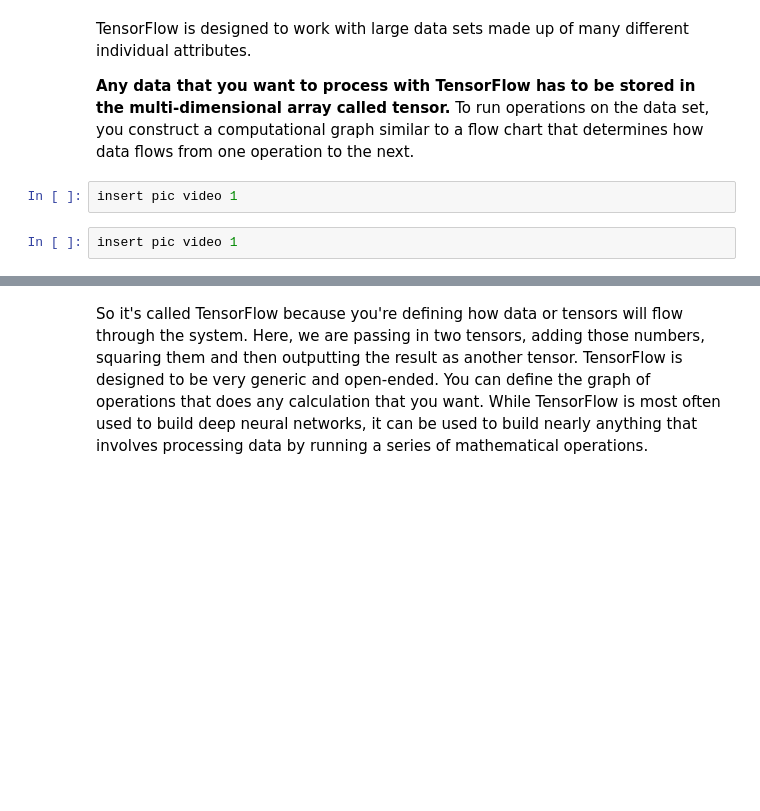
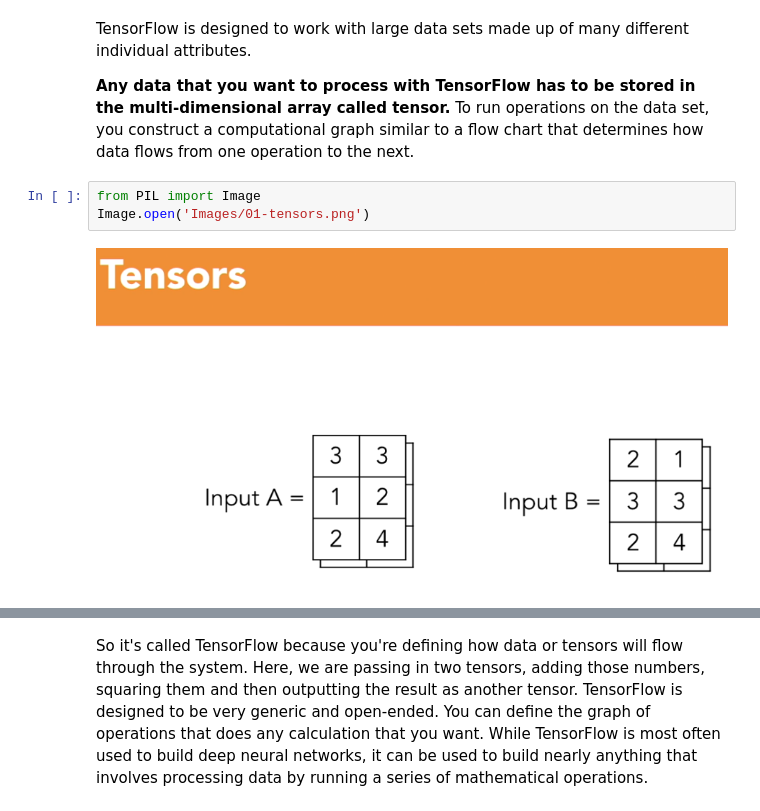
Before and after one commit to davidtnly/DeepLearning, a Jupyter notebook: 02-deep-learning-course/04-tensorflow-deployment/01-tensorflow-overview.ipynb, the cells around one changed output, grey strips where cells are left out. Drawn from its saved outputs; the diff is of its cells as text; blank space fills up the shorter version.

Commit message:
ended after creating tensorflow model

```diff
--- a/02-deep-learning-course/04-tensorflow-deployment/01-tensorflow-overview.ipynb
+++ b/02-deep-learning-course/04-tensorflow-deployment/01-tensorflow-overview.ipynb
@@ -28,7 +28,8 @@ Instead we show a training data and the machine learning algorithm uses the trai
 TensorFlow is designed to work with large data sets made up of many different individual attributes.
 
 __Any data that you want to process with TensorFlow has to be stored in the multi-dimensional array called tensor.__ To run operations on the data set, you construct a computational graph similar to a flow chart that determines how data flows from one operation to the next.
-# %%
-insert pic video 1
-# %%
-insert pic video 1
+# %%
+from PIL import Image
+Image.open('Images/01-tensors.png')
+# %% [output]
+[figure, added]
```
Also changed, not shown: parts of 6 cells of this notebook, 15 other files.
